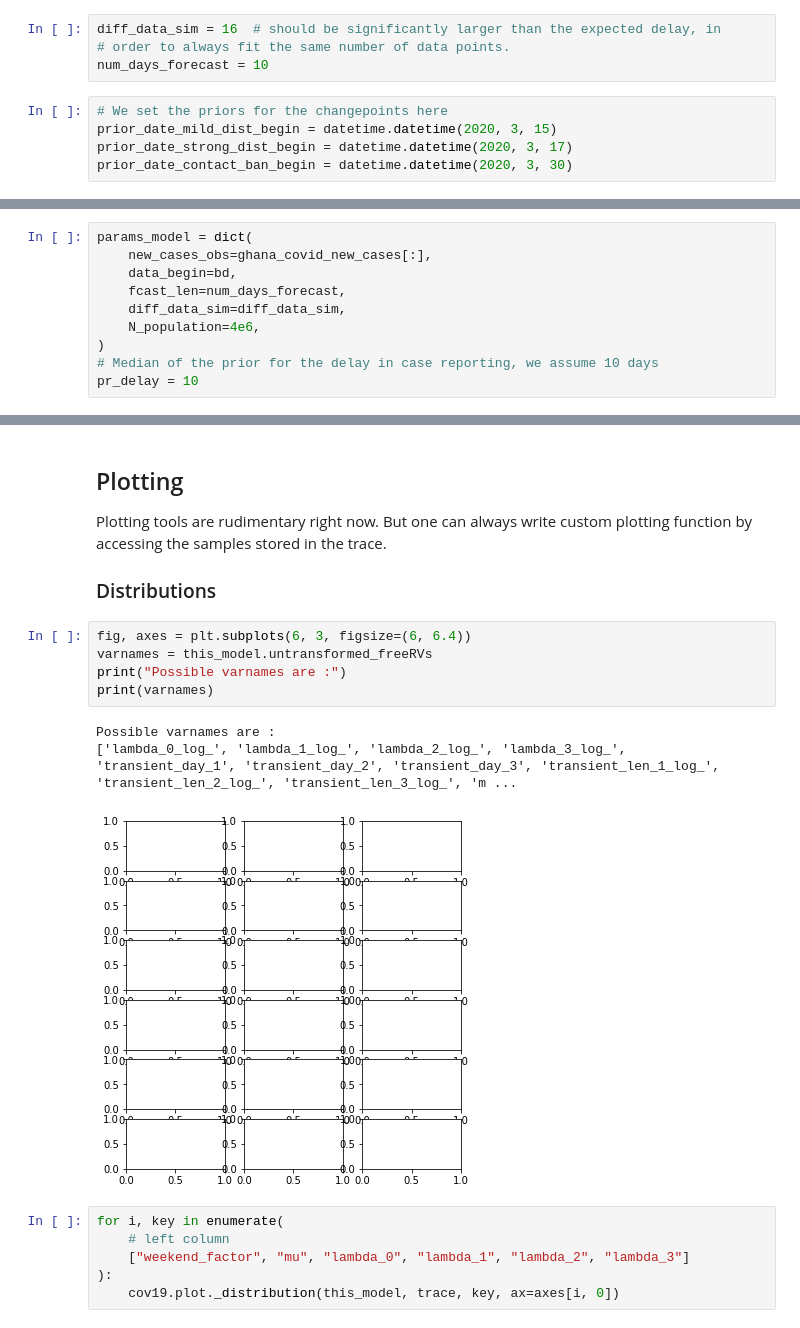
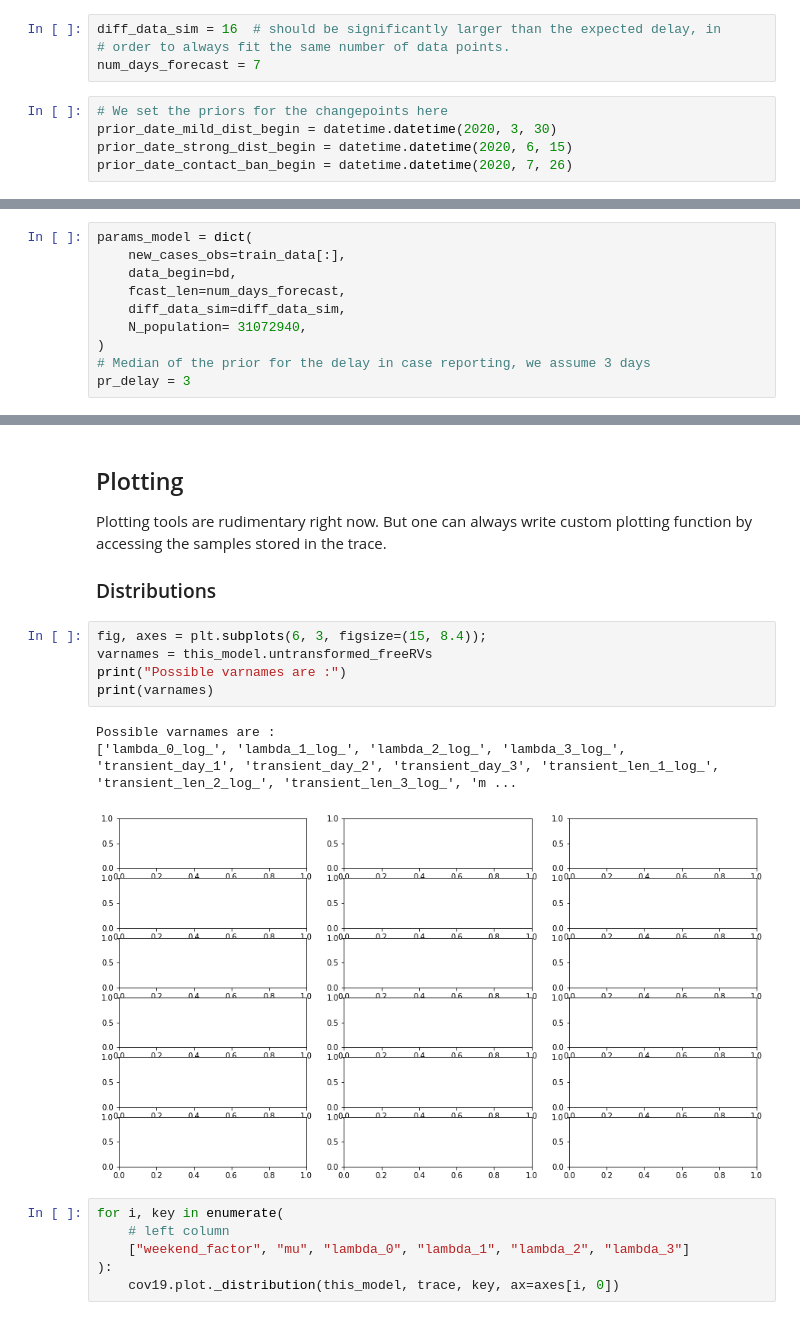
Before and after one commit to Patrick5455/10Academy-DataScience-Internship, a Jupyter notebook: dependencies/covid19_inference-master/scripts/interactive/example_one_bundesland.ipynb, the cells around one changed output, grey strips where cells are left out. Cells and saved outputs as stored; diff of their text form.

```diff
--- a/dependencies/covid19_inference-master/scripts/interactive/example_one_bundesland.ipynb
+++ b/dependencies/covid19_inference-master/scripts/interactive/example_one_bundesland.ipynb
@@ -181,12 +200,12 @@ validation_data = working_data["2020-07-25":]
 # %%
 diff_data_sim = 16  # should be significantly larger than the expected delay, in
 # order to always fit the same number of data points.
-num_days_forecast = 10
+num_days_forecast = 7
 # %%
 # We set the priors for the changepoints here
-prior_date_mild_dist_begin = datetime.datetime(2020, 3, 15)
-prior_date_strong_dist_begin = datetime.datetime(2020, 3, 17)
-prior_date_contact_ban_begin = datetime.datetime(2020, 3, 30)
+prior_date_mild_dist_begin = datetime.datetime(2020, 3, 30)
+prior_date_strong_dist_begin = datetime.datetime(2020, 6, 15)
+prior_date_contact_ban_begin = datetime.datetime(2020, 7, 26)
 # %%
 change_points = [
     dict(
@@ -215,14 +234,14 @@ Next, we create the model! There are default values for most of the function arg
 but we will try to explicitly set all kwargs for the sake of this example.
 # %%
 params_model = dict(
-    new_cases_obs=ghana_covid_new_cases[:],
+    new_cases_obs=train_data[:],
     data_begin=bd,
     fcast_len=num_days_forecast,
     diff_data_sim=diff_data_sim,
-    N_population=4e6,
+    N_population= 31072940,
 )
-# Median of the prior for the delay in case reporting, we assume 10 days
-pr_delay = 10
+# Median of the prior for the delay in case reporting, we assume 3 days
+pr_delay = 3
 # %% [markdown]
 
 
@@ -340,14 +365,14 @@ by accessing the samples stored in the trace.
 
 ### Distributions
 # %%
-fig, axes = plt.subplots(6, 3, figsize=(6, 6.4))
+fig, axes = plt.subplots(6, 3, figsize=(15, 8.4));
 varnames = this_model.untransformed_freeRVs
 print("Possible varnames are :")
 print(varnames)
 # %% [output]
 Possible varnames are :
 ['lambda_0_log_', 'lambda_1_log_', 'lambda_2_log_', 'lambda_3_log_', 'transient_day_1', 'transient_day_2', 'transient_day_3', 'transient_len_1_log_', 'transient_len_2_log_', 'transient_len_3_log_', 'm ...
-[figure, old version]
+[figure, new version]
 # %%
 for i, key in enumerate(
     # left column
```
Also changed, not shown: parts of 5 cells of this notebook.
